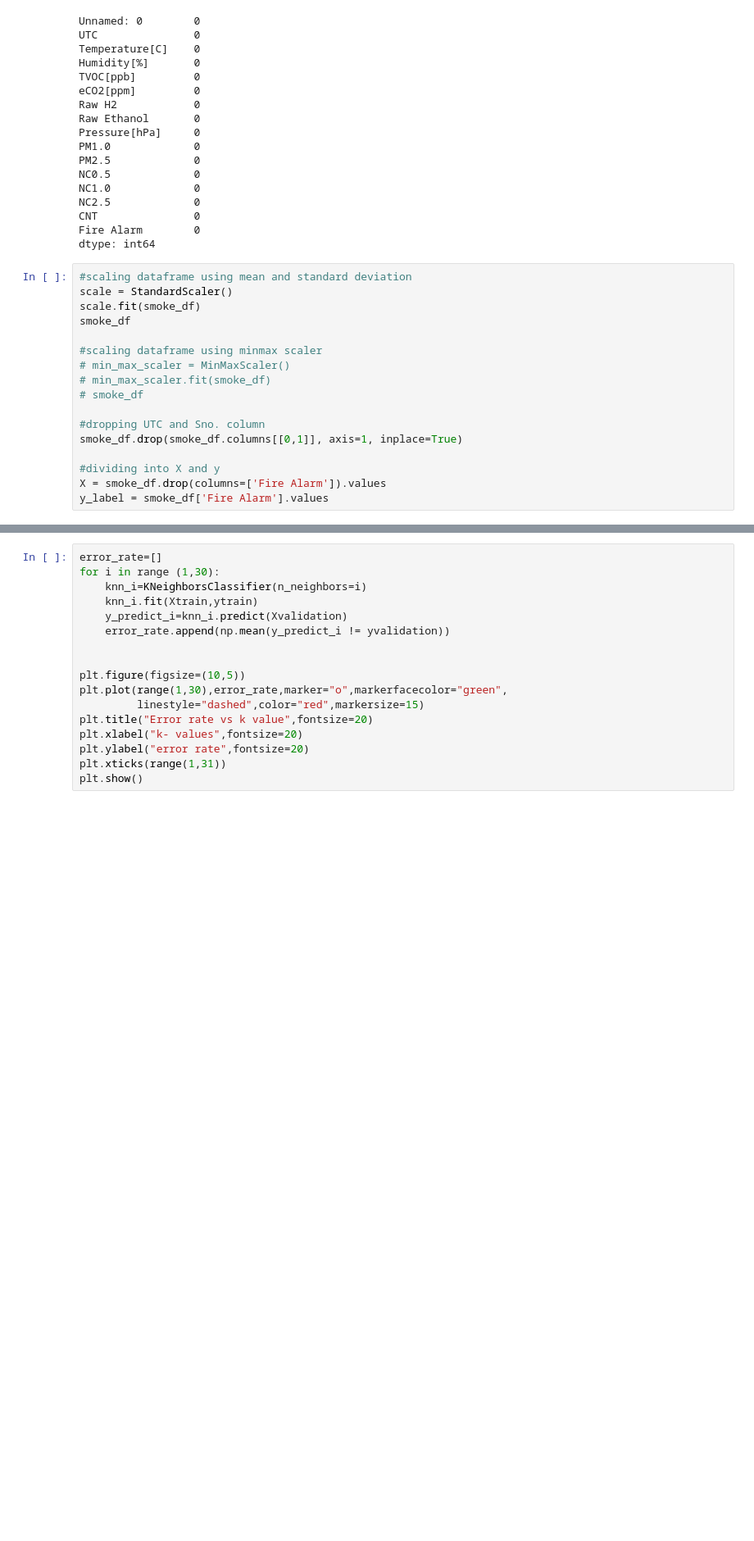
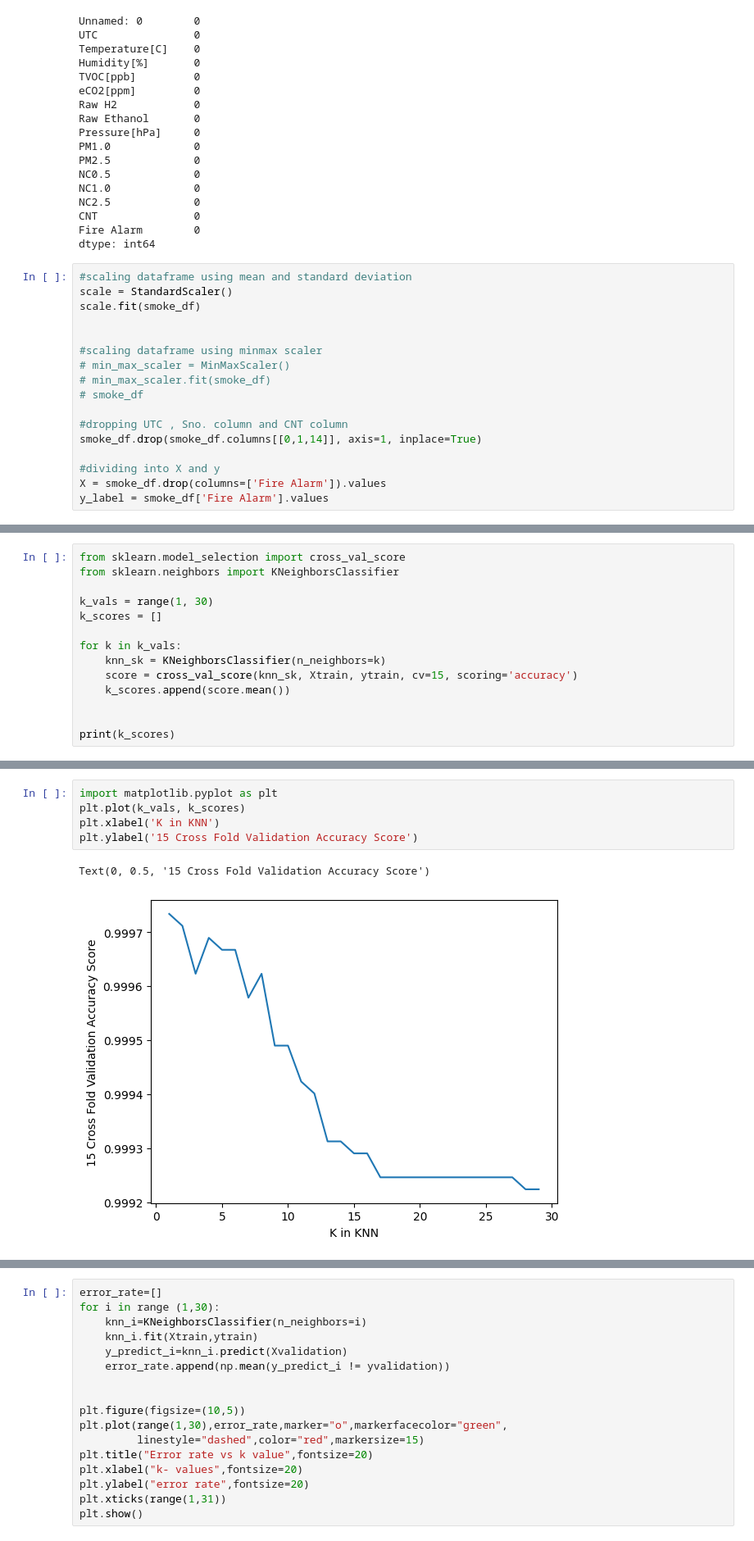
Before and after one commit to Mitchelle-Creado-15-06-1997/Smoke-Detection, a Jupyter notebook: v2/knn_final.ipynb, the cells around one changed output, grey strips where cells are left out. Shown at 82% size. Saved outputs shown, nothing was run; the diff lists cells and outputs as text; blank space fills up the shorter version.

```diff
--- a/v2/knn_final.ipynb
+++ b/v2/knn_final.ipynb
@@ -36,15 +36,15 @@ dtype: int64
 #scaling dataframe using mean and standard deviation
 scale = StandardScaler()
 scale.fit(smoke_df)
-smoke_df
+
 
 #scaling dataframe using minmax scaler
 # min_max_scaler = MinMaxScaler()
 # min_max_scaler.fit(smoke_df)
 # smoke_df
 
-#dropping UTC and Sno. column
-smoke_df.drop(smoke_df.columns[[0,1]], axis=1, inplace=True)
+#dropping UTC , Sno. column and CNT column
+smoke_df.drop(smoke_df.columns[[0,1,14]], axis=1, inplace=True)
 
 #dividing into X and y
 X = smoke_df.drop(columns=['Fire Alarm']).values
@@ -54,0 +71,14 @@ Xtrain, Xtest, ytrain, ytest = train_test_split(X, y_label, test_size=0.2)
+# %%
+from sklearn.model_selection import cross_val_score
+from sklearn.neighbors import KNeighborsClassifier
+
+k_vals = range(1, 30)
+k_scores = []
+
+for k in k_vals:
+    knn_sk = KNeighborsClassifier(n_neighbors=k)
+    score = cross_val_score(knn_sk, Xtrain, ytrain, cv=15, scoring='accuracy')
+    k_scores.append(score.mean())
+
+
+print(k_scores)
@@ -54,0 +87,8 @@ Xtrain, Xtest, ytrain, ytest = train_test_split(X, y_label, test_size=0.2)
+# %%
+import matplotlib.pyplot as plt
+plt.plot(k_vals, k_scores)
+plt.xlabel('K in KNN')
+plt.ylabel('15 Cross Fold Validation Accuracy Score')
+# %% [output]
+Text(0, 0.5, '15 Cross Fold Validation Accuracy Score')
+[figure, added]
```
Also changed, not shown: parts of 41 cells of this notebook.
